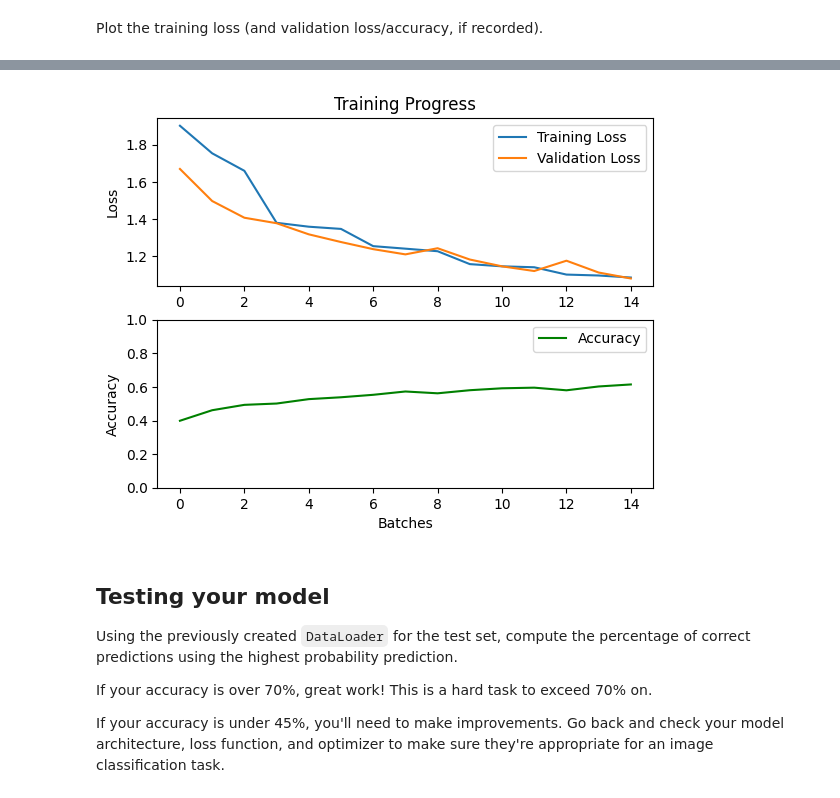
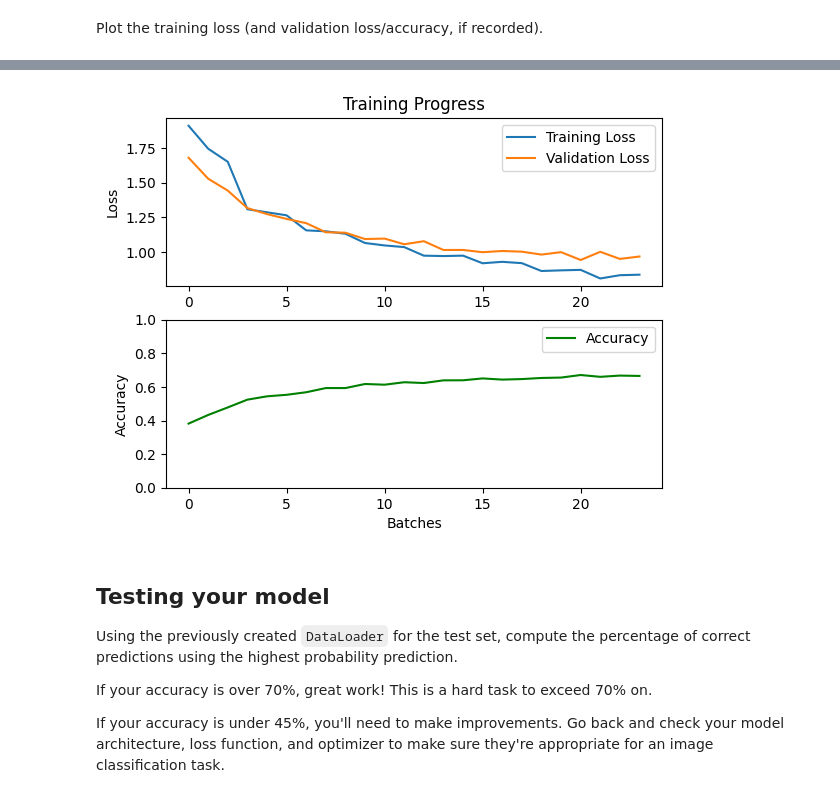
Before and after one commit to morbrian/cifar-10-image-classifier, a Jupyter notebook: CIFAR-10_Image_Classifier-STARTER.ipynb, the cells around one changed output, grey strips where cells are left out. Saved outputs shown, nothing was run; the diff lists cells and outputs as text; code cells hidden in the pictures.

Commit message:
zeroing in on final model, accepting 67% as good

```diff
--- a/CIFAR-10_Image_Classifier-STARTER.ipynb
+++ b/CIFAR-10_Image_Classifier-STARTER.ipynb
@@ -366,13 +345,11 @@ model = MyModel(output_count=len(classes), input_count=input_count)
 
 def produce_optimizer(parameters, learn_rate):
     return optim.Adam(params=parameters, lr=learn_rate)
-    # return optim.SGD(params=parameters, lr=learn_rate)
 
-# criterion = nn.CrossEntropyLoss()
 criterion = nn.NLLLoss()
 
 default_learn_rate = 0.001
-optimizer = produce_optimizer(parameters=model.parameters(), learn_rate=default_learn_rate)
+optimizer = optim.Adam(params=model.parameters(), lr=default_learn_rate)
 # %% [markdown]
 Define a helper function to help track and record accuracy and loss.
 # %%
@@ -440,10 +428,10 @@ Don't forget to use `torch.device()` and the `.to()` method for both your model
 
 If you want to print your loss during each epoch, you can use the `enumerate` function and print the loss after a set number of batches. 250 batches works well for most people!
 # %%
-epochs = 5
+epochs = 8
 # how many batches are procesed before we print a summary
 # each batch represents training on "batch_size" images
-print_every = 50
+print_every = 100
 
 device_name = "cuda" if torch.cuda.is_available() else "cpu"
 device = torch.device(device_name)
@@ -468,10 +456,6 @@ for epoch in range(epochs):
     print(f"epoch-{epoch}")
     for batch_count, (inputs, labels) in enumerate(loader, 0):
         inputs, labels = inputs.to(device), labels.to(device)
-
-        # we only run the hooks on the first batch of the first epoch and then we remove them
-        if (epoch == 0 and batch_count == 1):
-            for h in hook_handles: h.remove()
 
         batch_record = produce_metrics_record(type='batch', epoch=epoch)
         batch_record['batch'] = batch_count
@@ -529,4 +524,9 @@ Plot the training loss (and validation loss/accuracy, if recorded).
 # %%
+''' plot_loss
+Plots graphs for validation and training loss, as well as validation accuracy.
+Parameters:
+    metrics: this is a dictionary of data recorded during training.
+'''
 def plot_loss(metrics):
     train_loss = [m['training_loss'] for m in metrics if m['type'] == 'eval']
     val_loss = [m['validation_loss'] for m in metrics if m['type'] == 'eval']
@@ -535,35 +535,34 @@ def plot_loss(metrics):
     fig, (ax1, ax2) = plt.subplots(2, 1)
 
     # Plotting the training loss and validation loss on the primary y-axis
     ax1.plot(train_loss, label='Training Loss')
     ax1.plot(val_loss, label='Validation Loss')
     ax1.set_ylabel('Loss')
 
     # Plotting the accuracy on the secondary y-axis
     ax2.plot(accuracy, label='Accuracy', color='green')
     ax2.set_ylabel('Accuracy')
     ax2.set_ylim([0, 1])
 
     # Adding labels and title to the plot
     ax2.set_xlabel('Batches')
     ax1.set_title('Training Progress')
 
     # Adding a legend to the plot
     ax1.legend()
     ax2.legend()
 
     # Displaying the plot
     plt.show()
 
     # Clearing the subplots
     ax1.clear()
     ax2.clear()
 
 
-
 plot_loss(metrics)
 # %% [output]
-[figure, old version]
+[figure, new version]
 # %% [markdown]
 ## Testing your model
 Using the previously created `DataLoader` for the test set, compute the percentage of correct predictions using the highest probability prediction.
```
Also changed, not shown: parts of 12 cells of this notebook.
